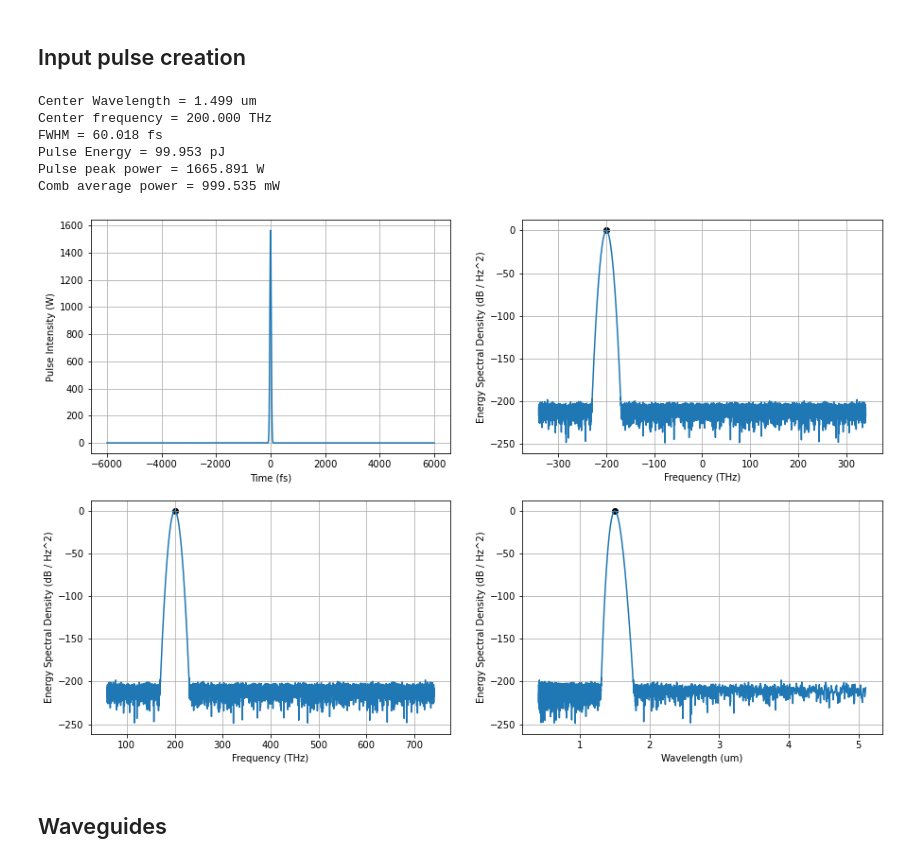
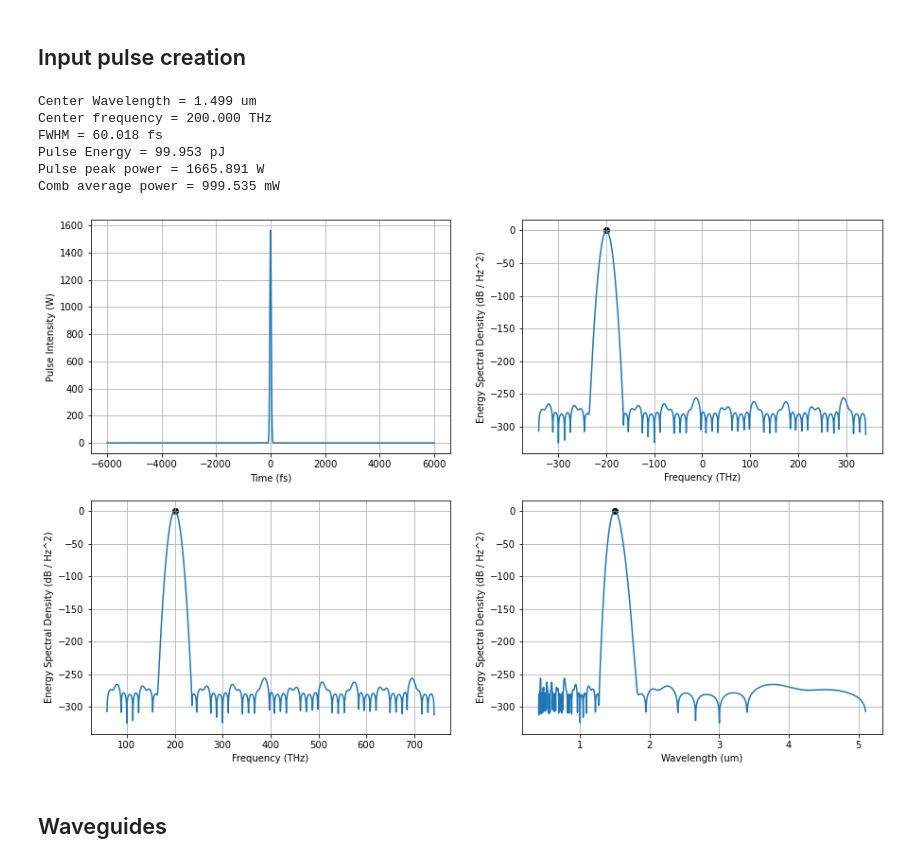
Before and after one commit to ledezmaluism/snow, a Jupyter notebook: Notebooks/SCG_2.ipynb, the cells around one changed output. Drawn from its saved outputs; the diff is of its cells as text; code cells hidden in the pictures.

```diff
--- a/Notebooks/SCG_2.ipynb
+++ b/Notebooks/SCG_2.ipynb
@@ -106,39 +107,39 @@ tau = 60e-15 #Pulse width
 #Pulse creation
 frep = 10e9
 pulse = np.sqrt(0.939*pulse_energy/tau)*np.exp(-2*np.log(2)*(t/tau)**2)*np.exp(1j*delta_omega*t)
-noise = 1e-9*np.random.normal(size=NFFT)
+noise = 1e-20*np.random.normal(size=NFFT)
 pulse = pulse + noise
 pulse_energy = nlo.energy_td(t, pulse) #To check that everything went well
 
 print('Center Wavelength = %0.3f um' %(wl0*1e6))
 print('Center frequency = %0.3f THz' %(f0*1e-12))
 print('FWHM = %0.3f fs' %(nlo.FWHM(t, pulse)*1e15))
 print('Pulse Energy = %0.3f pJ' %(pulse_energy*1e12))
 print('Pulse peak power = %0.3f W' %(pulse_energy/tau))
 print('Comb average power = %0.3f mW' %(pulse_energy*frep*1e3))
 
 plt.rcParams['figure.figsize'] = [15, 10]
 fig = plt.figure()
 ax1 = fig.add_subplot(221)
 ax2 = fig.add_subplot(222)
 ax3 = fig.add_subplot(223)
 ax4 = fig.add_subplot(224)
 nlo.plot_magsq(t*1e15, pulse, ax=ax1);
 nlo.plot_ESD_dB(t*1e12, pulse, ax=ax2)
 nlo.plot_ESD_dB_absfreq(t*1e12, pulse, f_ref*1e-12, ax=ax3)
 nlo.plot_ESD_dB_vs_wavelength(t, pulse, f_ref, ax=ax4)
 
 ax2.scatter(f[f0_index]*1e-12, 0, c='k');
 ax3.scatter((f[f0_index]+f_ref)*1e-12, 0, c='k');
 ax4.scatter(c/(f[f0_index]+f_ref)*1e6, 0, c='k');
 # %% [output]
 Center Wavelength = 1.499 um
 Center frequency = 200.000 THz
 FWHM = 60.018 fs
 Pulse Energy = 99.953 pJ
 Pulse peak power = 1665.891 W
 Comb average power = 999.535 mW
-[figure, old version]
+[figure, new version]
 # %% [markdown]
 ## Waveguides
 # %%
```
Also changed, not shown: parts of 10 cells of this notebook.
